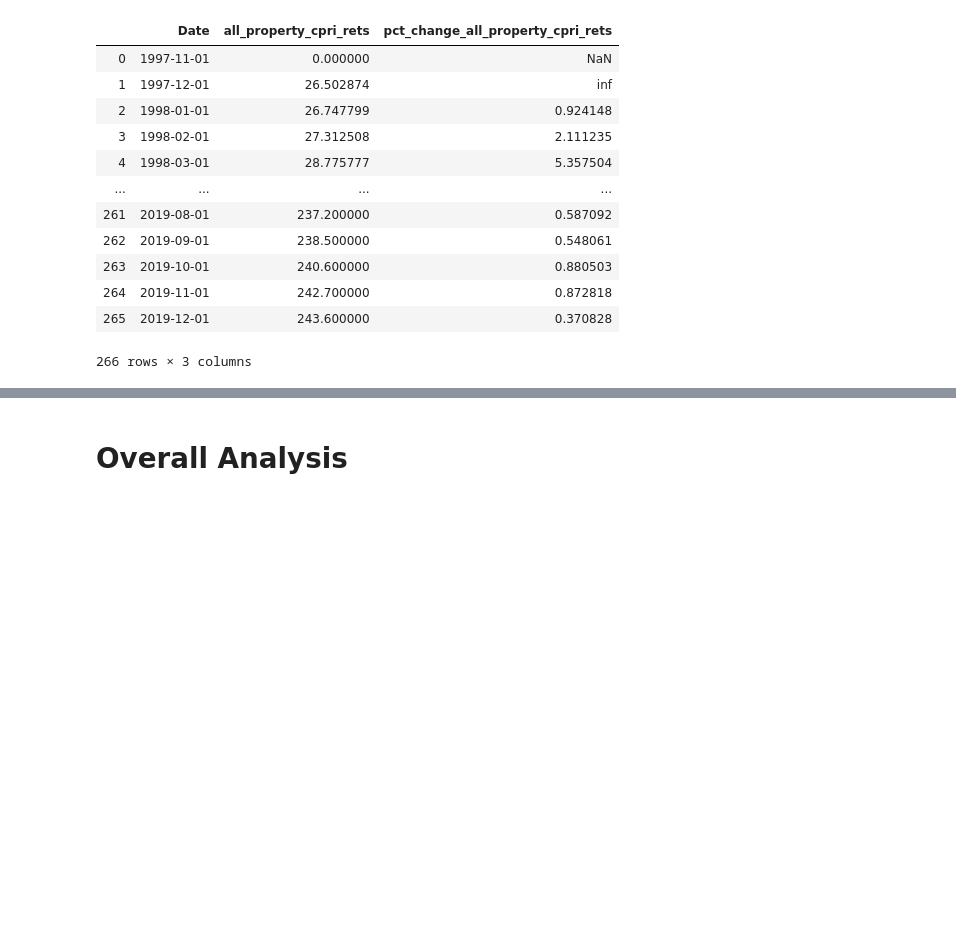
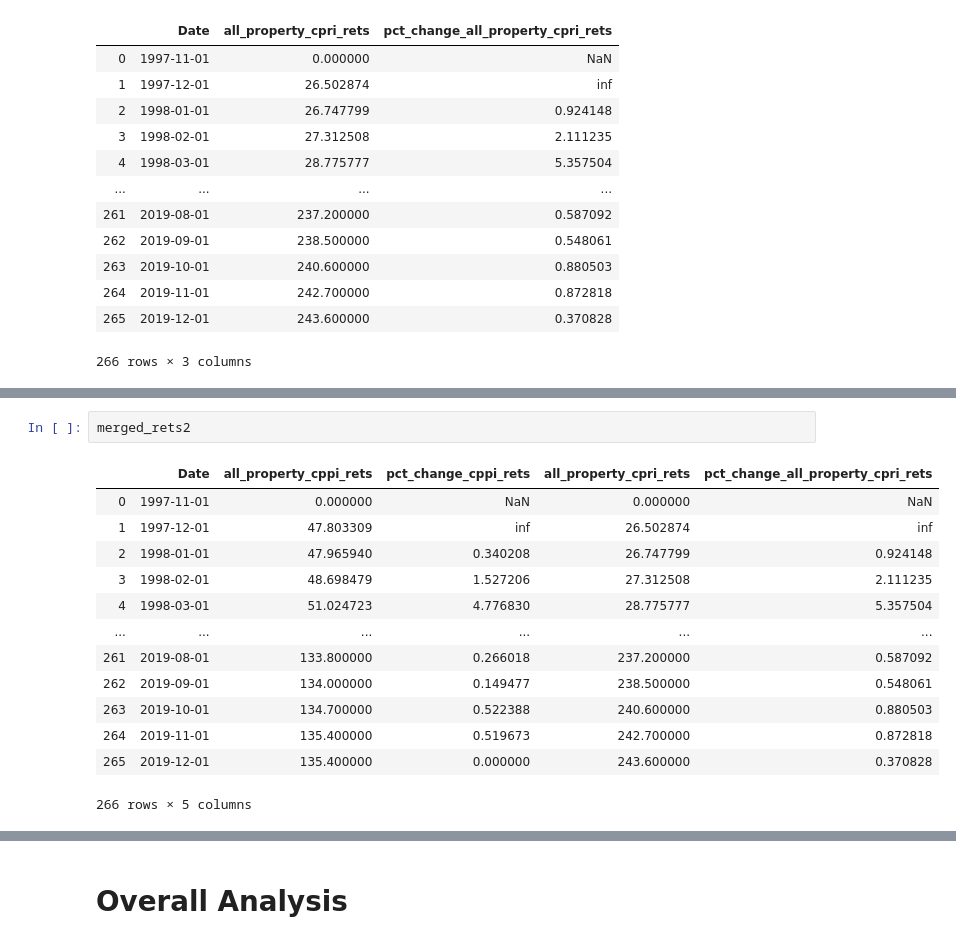
Before and after one commit to anitaguo49/Happiness-Prediction, a Jupyter notebook: Mod_4_RE_Int_AG.ipynb, the cells around one changed output, grey strips where cells are left out. Cells and saved outputs as stored; diff of their text form; blank space fills up the shorter version.

```diff
--- a/Mod_4_RE_Int_AG.ipynb
+++ b/Mod_4_RE_Int_AG.ipynb
@@ -678,0 +724,16 @@ cpri_rets
+# %%
+merged_rets2
+# %% [output]
+|  | Date | all_property_cppi_rets | pct_change_cppi_rets | all_property_cpri_rets | pct_change_all_property_cpri_rets |
+| 0 | 1997-11-01 | 0.000000 | NaN | 0.000000 | NaN |
+| 1 | 1997-12-01 | 47.803309 | inf | 26.502874 | inf |
+| 2 | 1998-01-01 | 47.965940 | 0.340208 | 26.747799 | 0.924148 |
+| 3 | 1998-02-01 | 48.698479 | 1.527206 | 27.312508 | 2.111235 |
+| 4 | 1998-03-01 | 51.024723 | 4.776830 | 28.775777 | 5.357504 |
+| ... | ... | ... | ... | ... | ... |
+| 261 | 2019-08-01 | 133.800000 | 0.266018 | 237.200000 | 0.587092 |
+| 262 | 2019-09-01 | 134.000000 | 0.149477 | 238.500000 | 0.548061 |
+| 263 | 2019-10-01 | 134.700000 | 0.522388 | 240.600000 | 0.880503 |
+| 264 | 2019-11-01 | 135.400000 | 0.519673 | 242.700000 | 0.872818 |
+| 265 | 2019-12-01 | 135.400000 | 0.000000 | 243.600000 | 0.370828 |
+266 rows × 5 columns
```
Also changed, not shown: parts of 11 cells of this notebook.
